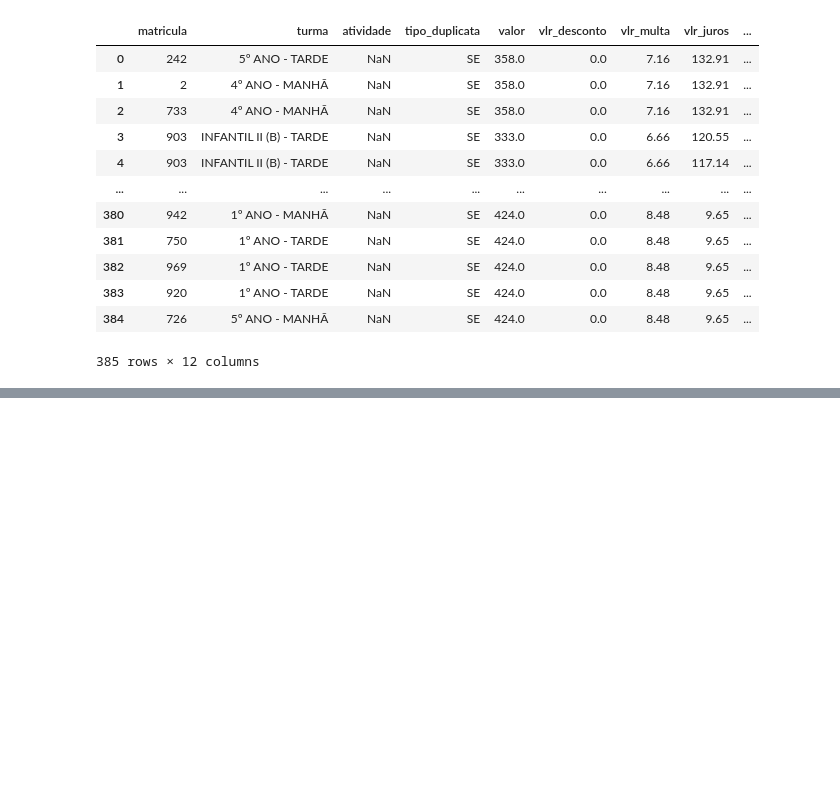
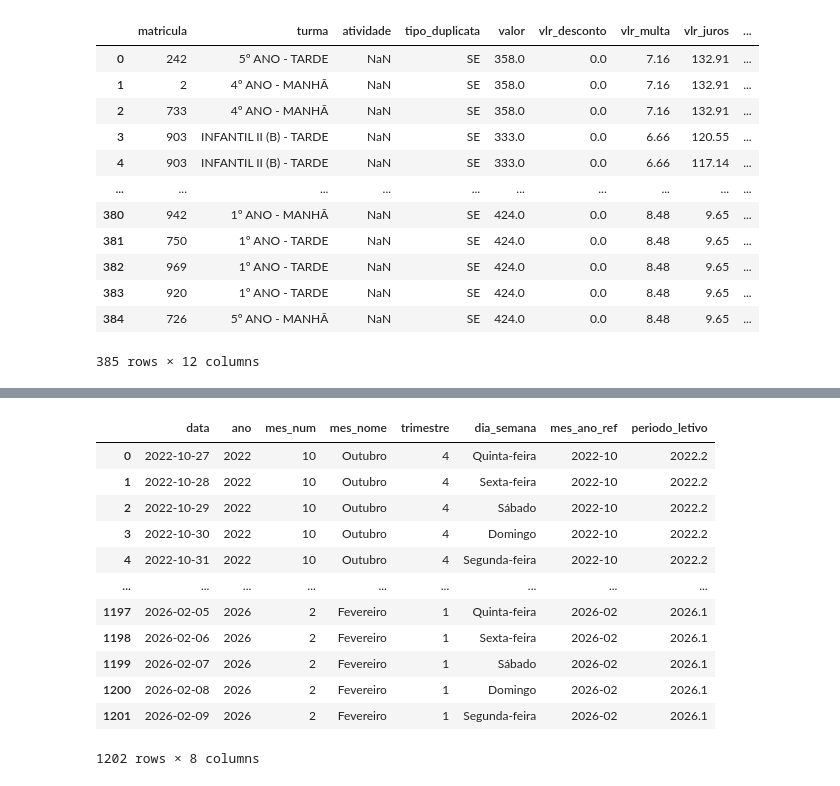
Before and after one commit to iagonmic/school-debt-analysis, a Jupyter notebook: etl.ipynb, the cells around one changed output, grey strips where cells are left out. Drawn from its saved outputs; the diff is of its cells as text; code cells hidden in the pictures; blank space fills up the shorter version.

Commit message:
finishing data prep

```diff
--- a/etl.ipynb
+++ b/etl.ipynb
@@ -273,0 +336,3 @@ df
+# %%
+calendario = pd.read_parquet('processed/dim_calendario.parquet')
+calendario
@@ -273,0 +357,35 @@ df
+# %%
+# Dicionário para meses
+meses_traducao = {
+    'January': 'Janeiro', 'February': 'Fevereiro', 'March': 'Março',
+    'April': 'Abril', 'May': 'Maio', 'June': 'Junho',
+    'July': 'Julho', 'August': 'Agosto', 'September': 'Setembro',
+    'October': 'Outubro', 'November': 'Novembro', 'December': 'Dezembro'
+}
+
+# Dicionário para dias da semana
+dias_traducao = {
+    'Monday': 'Segunda-feira', 'Tuesday': 'Terça-feira',
+    'Wednesday': 'Quarta-feira', 'Thursday': 'Quinta-feira',
+    'Friday': 'Sexta-feira', 'Saturday': 'Sábado', 'Sunday': 'Domingo'
+}
+
+# Supondo que seu dataframe se chame df
+calendario['mes_nome'] = calendario['mes_nome'].map(meses_traducao)
+calendario['dia_semana'] = calendario['dia_semana'].map(dias_traducao)
+# %%
+calendario
+# %% [output]
+|  | data | ano | mes_num | mes_nome | trimestre | dia_semana | mes_ano_ref | periodo_letivo |
+| 0 | 2022-10-27 | 2022 | 10 | Outubro | 4 | Quinta-feira | 2022-10 | 2022.2 |
+| 1 | 2022-10-28 | 2022 | 10 | Outubro | 4 | Sexta-feira | 2022-10 | 2022.2 |
+| 2 | 2022-10-29 | 2022 | 10 | Outubro | 4 | Sábado | 2022-10 | 2022.2 |
+| 3 | 2022-10-30 | 2022 | 10 | Outubro | 4 | Domingo | 2022-10 | 2022.2 |
+| 4 | 2022-10-31 | 2022 | 10 | Outubro | 4 | Segunda-feira | 2022-10 | 2022.2 |
+| ... | ... | ... | ... | ... | ... | ... | ... | ... |
+| 1197 | 2026-02-05 | 2026 | 2 | Fevereiro | 1 | Quinta-feira | 2026-02 | 2026.1 |
+| 1198 | 2026-02-06 | 2026 | 2 | Fevereiro | 1 | Sexta-feira | 2026-02 | 2026.1 |
+| 1199 | 2026-02-07 | 2026 | 2 | Fevereiro | 1 | Sábado | 2026-02 | 2026.1 |
+| 1200 | 2026-02-08 | 2026 | 2 | Fevereiro | 1 | Domingo | 2026-02 | 2026.1 |
+| 1201 | 2026-02-09 | 2026 | 2 | Fevereiro | 1 | Segunda-feira | 2026-02 | 2026.1 |
+1202 rows × 8 columns
```
Also changed, not shown: parts of 12 cells of this notebook, 4 other files.
